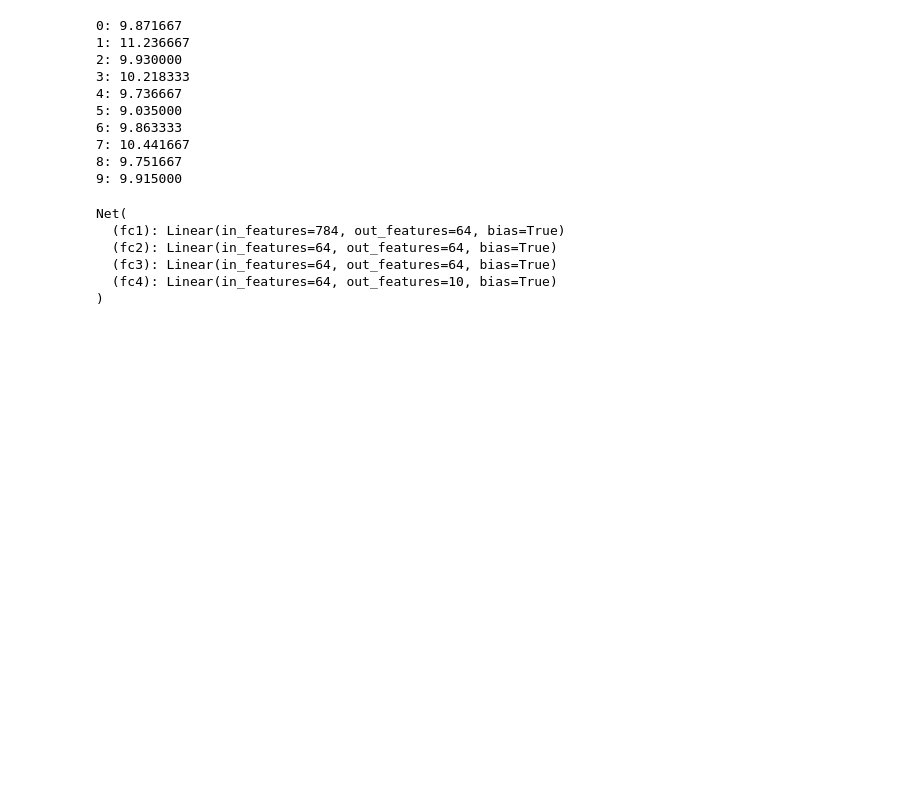
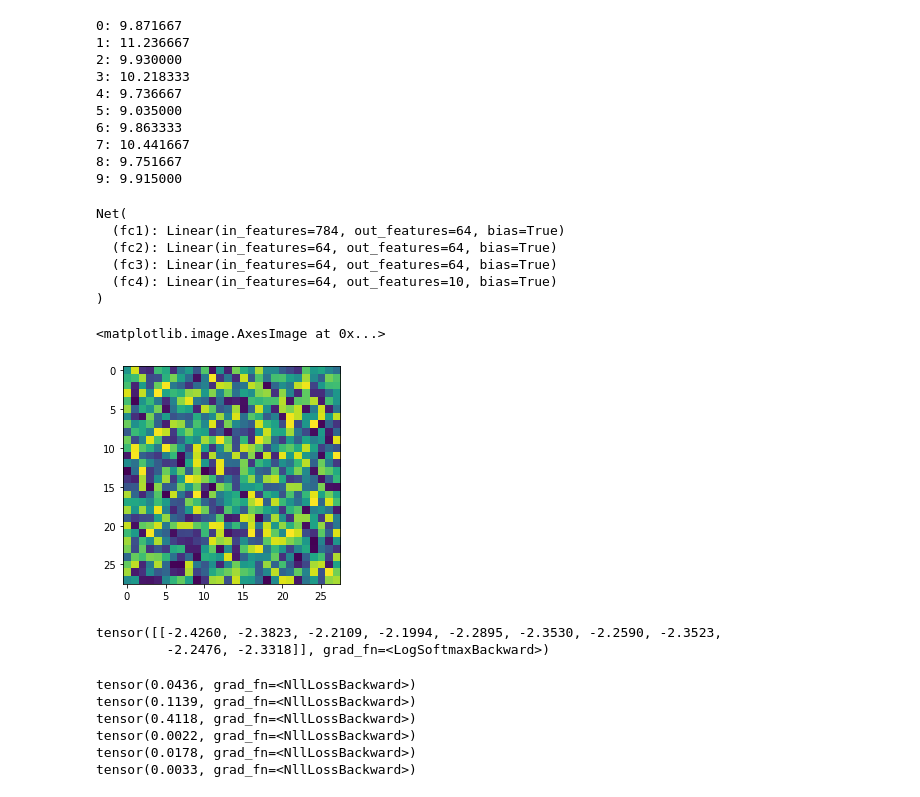
Before and after one commit to pas3n7/ColabDataScienceLearning, a Jupyter notebook: pytorchmnist_example.ipynb, the cells around one changed output. Drawn from its saved outputs; the diff is of its cells as text; code cells hidden in the pictures; blank space fills up the shorter version.

```diff
--- a/pytorchmnist_example.ipynb
+++ b/pytorchmnist_example.ipynb
@@ -100,3 +100,10 @@ Net(
   (fc3): Linear(in_features=64, out_features=64, bias=True)
   (fc4): Linear(in_features=64, out_features=10, bias=True)
 )
+# %%
+X = torch.rand((28, 28))
+# %%
+plt.imshow(X)
+# %% [output]
+<matplotlib.image.AxesImage at 0x...>
+[figure, added]
@@ -102,0 +112,5 @@ Net(
+# %%
+output
+# %% [output]
+tensor([[-2.4260, -2.3823, -2.2109, -2.1994, -2.2895, -2.3530, -2.2590, -2.3523,
+         -2.2476, -2.3318]], grad_fn=<LogSoftmaxBackward>)
@@ -102,0 +121,23 @@ Net(
+# %%
+for epoch in range(EPOCHS):
+    for data in trainset:
+        #Data is a batch of featuresets and Labels
+        X, y = data
+        net.zero_grad() #want to zero out the gradient in every batch
+        output = net(X.view(-1, 28*28))
+        loss = F.nll_loss(output, y)
+        # plt.imshow(X[0].view((28,28)))
+        # plt.show()
+        # print(y[0])
+        #loss functions: if one hot vector: mean squared error
+        #here, our metrics are a single value (the written number), we use nll
+        loss.backward() #magic
+        optimizer.step() #optimize
+    print(loss)
+# %% [output]
+tensor(0.0436, grad_fn=<NllLossBackward>)
+tensor(0.1139, grad_fn=<NllLossBackward>)
+tensor(0.4118, grad_fn=<NllLossBackward>)
+tensor(0.0022, grad_fn=<NllLossBackward>)
+tensor(0.0178, grad_fn=<NllLossBackward>)
+tensor(0.0033, grad_fn=<NllLossBackward>)
```
Also changed, not shown: parts of 7 cells of this notebook.
